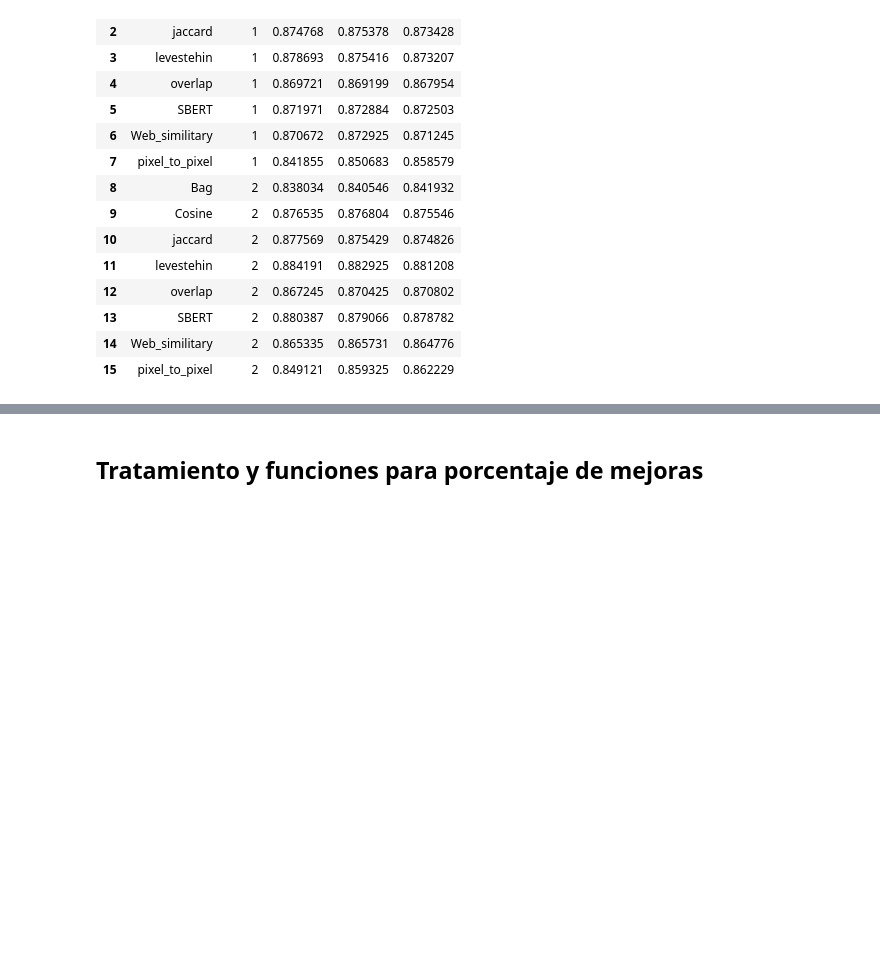
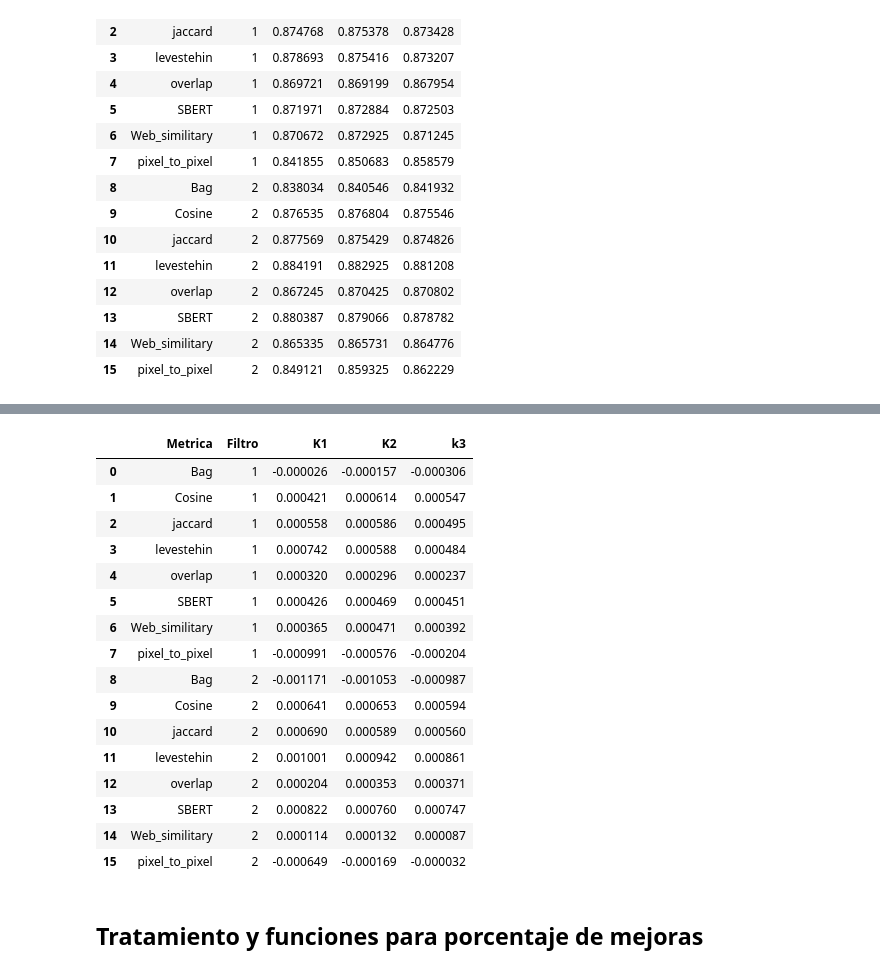
Before and after one commit to angelldavidd/Trabajo, a Jupyter notebook: 9.2-procesing-metricas_ROAD.ipynb, the cells around one changed output, grey strips where cells are left out. Saved outputs shown, nothing was run; the diff lists cells and outputs as text; code cells hidden in the pictures; blank space fills up the shorter version.

```diff
--- a/9.2-procesing-metricas_ROAD.ipynb
+++ b/9.2-procesing-metricas_ROAD.ipynb
@@ -1336 +1356,21 @@ Tabla_comparativa_evaluaciones #version 1
+# %%
+Tabla_comparativa_evaluaciones #  version 1 sin normalizar
+# %% [output]
+|  | Metrica | Filtro | K1 | K2 | k3 |
+| 0 | Bag | 1 | -0.000026 | -0.000157 | -0.000306 |
+| 1 | Cosine | 1 | 0.000421 | 0.000614 | 0.000547 |
+| 2 | jaccard | 1 | 0.000558 | 0.000586 | 0.000495 |
+| 3 | levestehin | 1 | 0.000742 | 0.000588 | 0.000484 |
+| 4 | overlap | 1 | 0.000320 | 0.000296 | 0.000237 |
+| 5 | SBERT | 1 | 0.000426 | 0.000469 | 0.000451 |
+| 6 | Web_similitary | 1 | 0.000365 | 0.000471 | 0.000392 |
+| 7 | pixel_to_pixel | 1 | -0.000991 | -0.000576 | -0.000204 |
+| 8 | Bag | 2 | -0.001171 | -0.001053 | -0.000987 |
+| 9 | Cosine | 2 | 0.000641 | 0.000653 | 0.000594 |
+| 10 | jaccard | 2 | 0.000690 | 0.000589 | 0.000560 |
+| 11 | levestehin | 2 | 0.001001 | 0.000942 | 0.000861 |
+| 12 | overlap | 2 | 0.000204 | 0.000353 | 0.000371 |
+| 13 | SBERT | 2 | 0.000822 | 0.000760 | 0.000747 |
+| 14 | Web_similitary | 2 | 0.000114 | 0.000132 | 0.000087 |
+| 15 | pixel_to_pixel | 2 | -0.000649 | -0.000169 | -0.000032 |
 # %%
```
Also changed, not shown: parts of 2 cells of this notebook, 2 other files.
